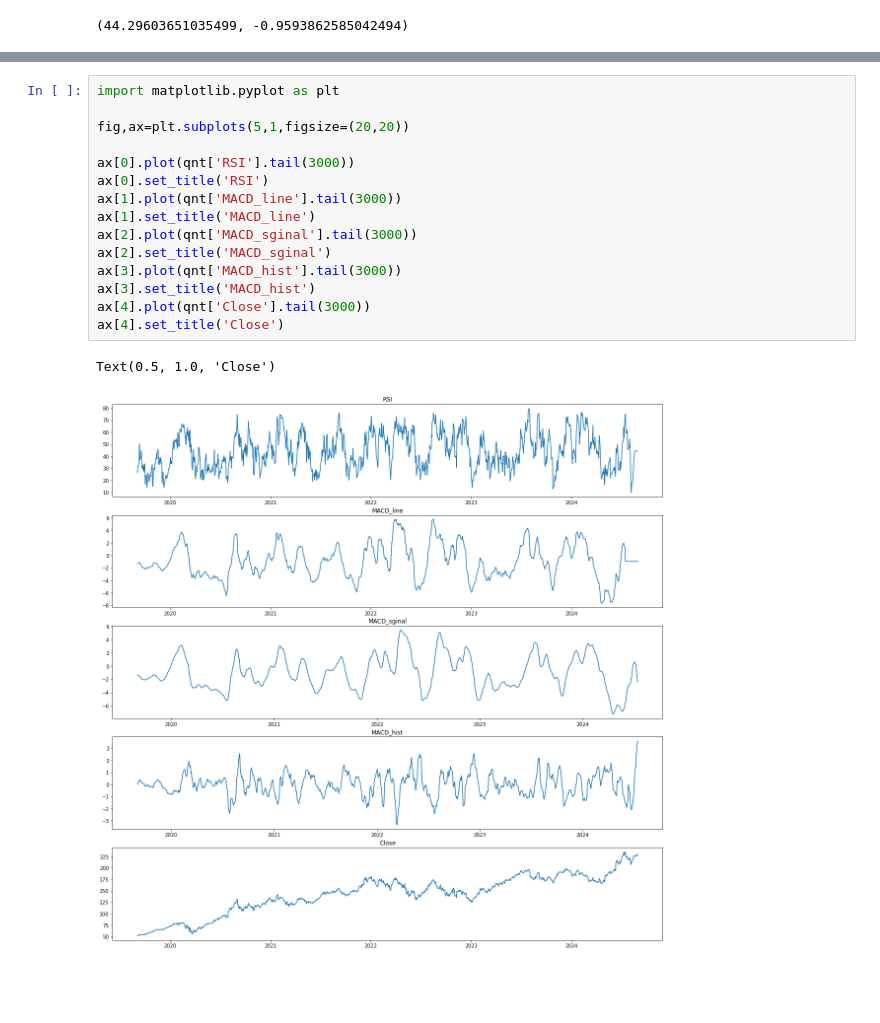
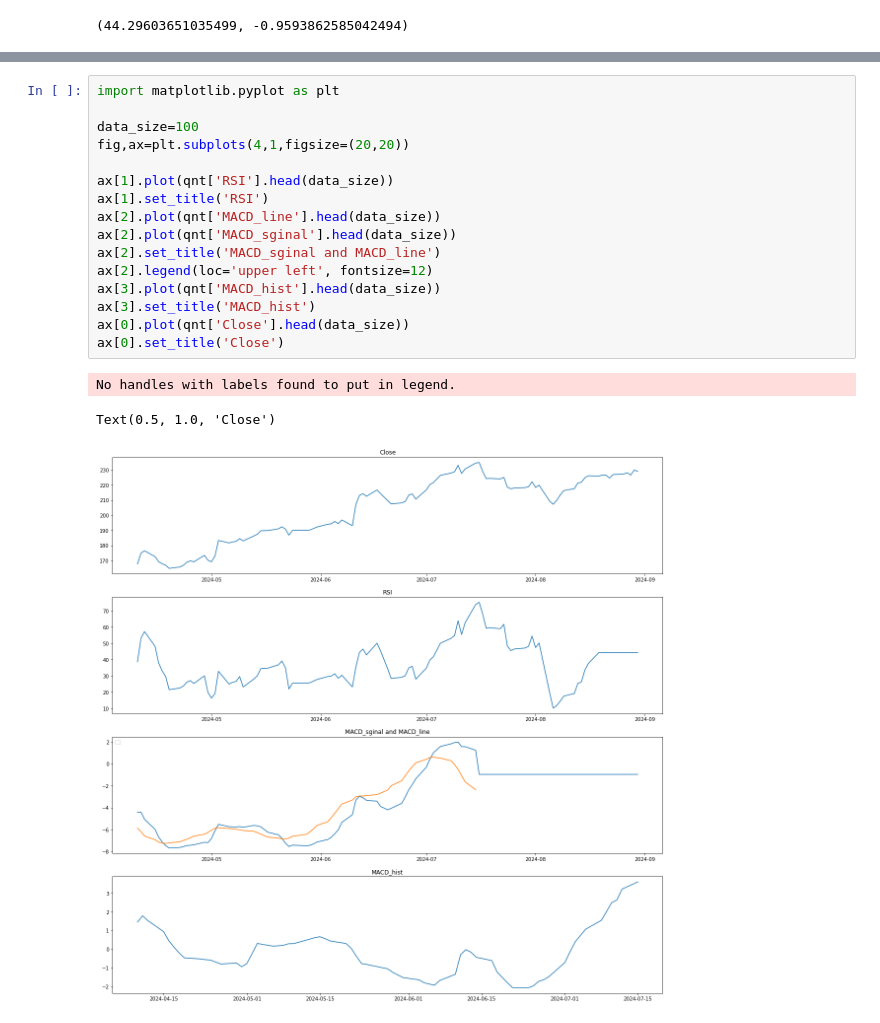
Before and after one commit to Basi7-prog/week1, a Jupyter notebook: Notebook/Quantitative.ipynb, the cells around one changed output, grey strips where cells are left out. Saved outputs shown, nothing was run; the diff lists cells and outputs as text; blank space fills up the shorter version.

Commit message:
(modified) ploting macd, rsi

```diff
--- a/Notebook/Quantitative.ipynb
+++ b/Notebook/Quantitative.ipynb
@@ -114,18 +131,20 @@ qnt
 # %%
 import matplotlib.pyplot as plt
 
-fig,ax=plt.subplots(5,1,figsize=(20,20))
+data_size=100
+fig,ax=plt.subplots(4,1,figsize=(20,20))
 
-ax[0].plot(qnt['RSI'].tail(3000))
-ax[0].set_title('RSI')
-ax[1].plot(qnt['MACD_line'].tail(3000))
-ax[1].set_title('MACD_line')
-ax[2].plot(qnt['MACD_sginal'].tail(3000))
-ax[2].set_title('MACD_sginal')
-ax[3].plot(qnt['MACD_hist'].tail(3000))
+ax[1].plot(qnt['RSI'].head(data_size))
+ax[1].set_title('RSI')
+ax[2].plot(qnt['MACD_line'].head(data_size))
+ax[2].plot(qnt['MACD_sginal'].head(data_size))
+ax[2].set_title('MACD_sginal and MACD_line')
+ax[2].legend(loc='upper left', fontsize=12)
+ax[3].plot(qnt['MACD_hist'].head(data_size))
 ax[3].set_title('MACD_hist')
-ax[4].plot(qnt['Close'].tail(3000))
-ax[4].set_title('Close')
+ax[0].plot(qnt['Close'].head(data_size))
+ax[0].set_title('Close')
 # %% [output]
-Text(0.5, 1.0, 'Close')
+No handles with labels found to put in legend.
+Text(0.5, 1.0, 'Close')
-[figure, old version]
+[figure, new version]
```
Also changed, not shown: parts of 7 cells of this notebook.
